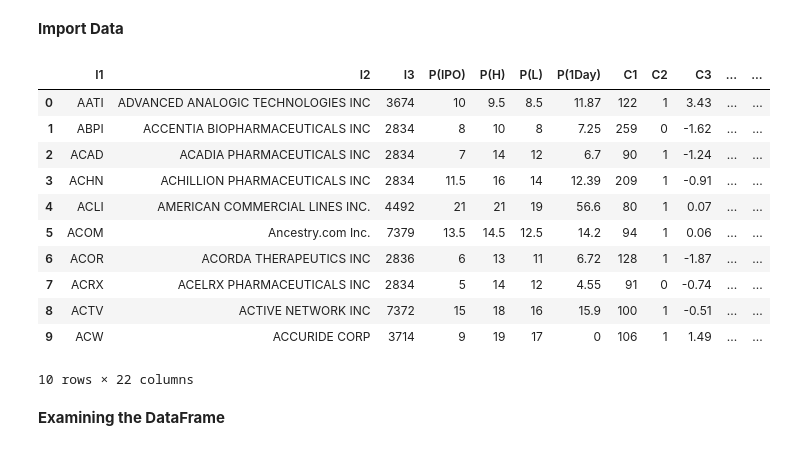
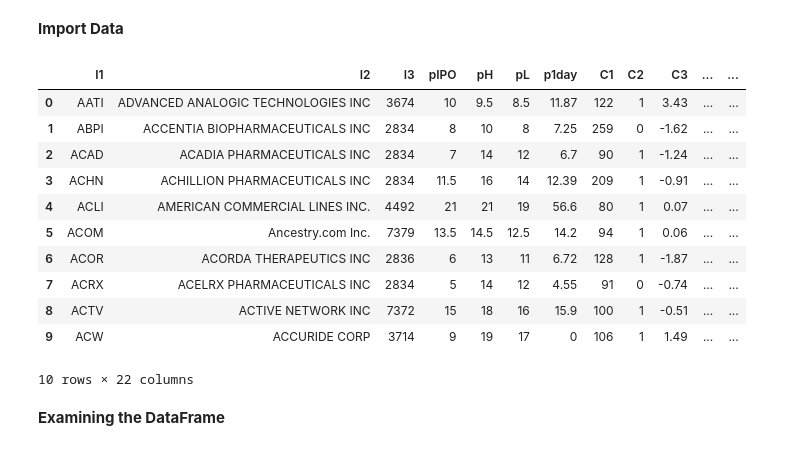
Before and after one commit to BA545-SP2019/2019-competition1-kerry-alex-and-mike, a Jupyter notebook: desc_stats_imputation.ipynb, the cells around one changed output. Saved outputs shown, nothing was run; the diff lists cells and outputs as text; code cells hidden in the pictures.

```diff
--- a/desc_stats_imputation.ipynb
+++ b/desc_stats_imputation.ipynb
@@ -7,10 +7,11 @@ import pandas as pd
 # %%
 # read the excel file
 # had to install the xlrd package to read the file
-df = pd.read_excel("Competition1_raw_data.xlsx")
+cols = ['I1', 'I2', 'I3', 'pIPO', 'pH', 'pL', 'p1day', 'C1', 'C2', 'C3', 'C4', 'C5', 'C6', 'C7', 'T1', 'T2', 'T3', 'T4', 'T5', 'S1', 'S2', 'S3']
+df = pd.read_excel("Competition1_raw_data.xlsx", names=cols)
 df.head(10)
 # %% [output]
-|  | I1 | I2 | I3 | P(IPO) | P(H) | P(L) | P(1Day) | C1 | C2 | C3 | ... | ... |
+|  | I1 | I2 | I3 | pIPO | pH | pL | p1day | C1 | C2 | C3 | ... | ... |
 | 0 | AATI | ADVANCED ANALOGIC TECHNOLOGIES INC | 3674 | 10 | 9.5 | 8.5 | 11.87 | 122 | 1 | 3.43 | ... | ... |
 | 1 | ABPI | ACCENTIA BIOPHARMACEUTICALS INC | 2834 | 8 | 10 | 8 | 7.25 | 259 | 0 | -1.62 | ... | ... |
 | 2 | ACAD | ACADIA PHARMACEUTICALS INC | 2834 | 7 | 14 | 12 | 6.7 | 90 | 1 | -1.24 | ... | ... |
```
Also changed, not shown: parts of 16 cells of this notebook, 1 other file.
